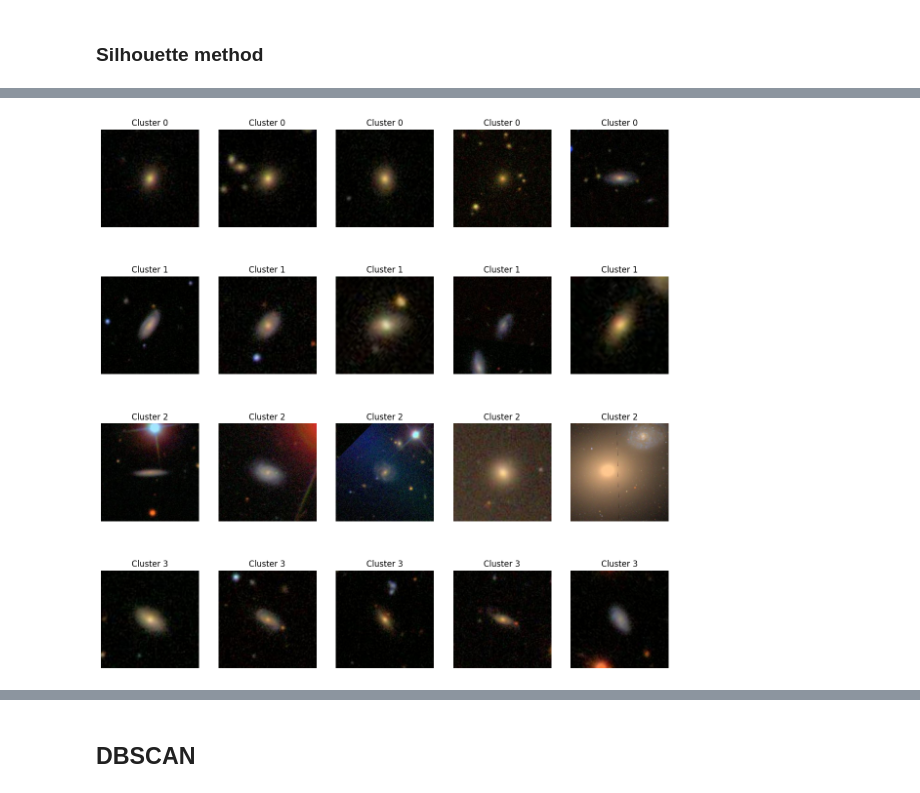
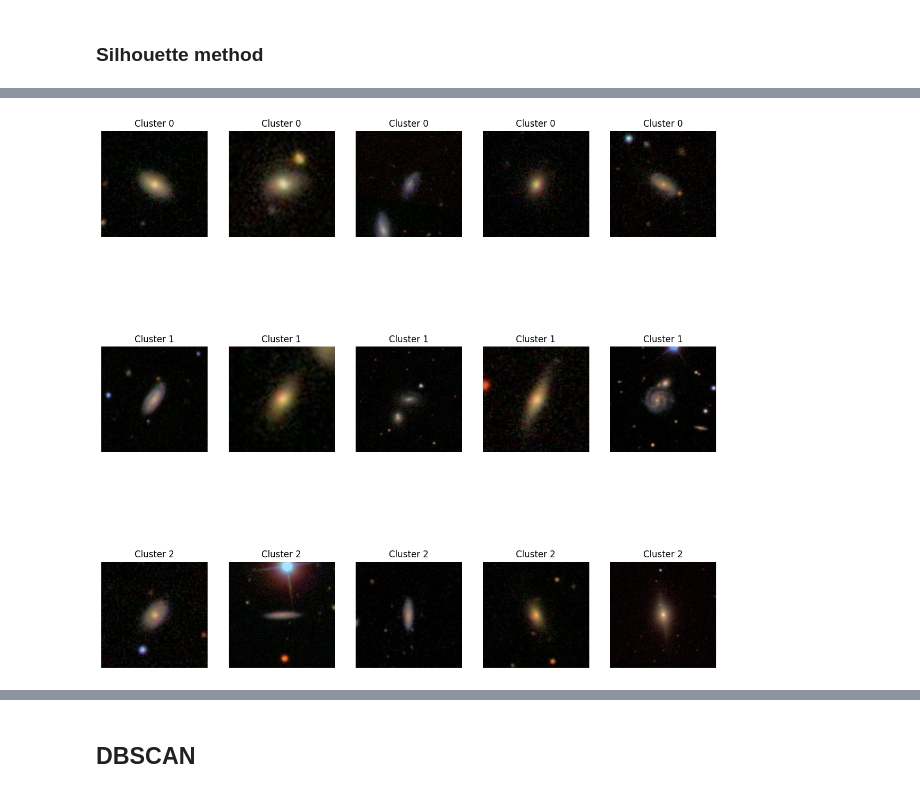
Before and after one commit to piechotam/Galaxies-Clusterization, a Jupyter notebook: clustering/clustering.ipynb, the cells around one changed output, grey strips where cells are left out. Saved outputs shown, nothing was run; the diff lists cells and outputs as text; code cells hidden in the pictures.

```diff
--- a/clustering/clustering.ipynb
+++ b/clustering/clustering.ipynb
@@ -129,17 +133,17 @@ print([len(groups[i]) for i in range(kmeans.get_params()['n_clusters'])])
 # %%
-fig, axs = plt.subplots(4, 5, figsize=(15, 15))
-for i in range(4):
+fig, axs = plt.subplots(3, 5, figsize=(15, 15))
+for i in range(3):
     for j in range(5):
         ax = axs[i, j]
         ax.axis('off')
         filename = f'../data/images/{groups[i][j]}'
         ax.imshow(plt.imread(filename))
         ax.set_title(f"Cluster {i}")
 
 
 plt.show()
 # %% [output]
-[figure, old version]
+[figure, new version]
 # %%
 import random
 
```
Also changed, not shown: parts of 14 cells of this notebook, 3 other files.
